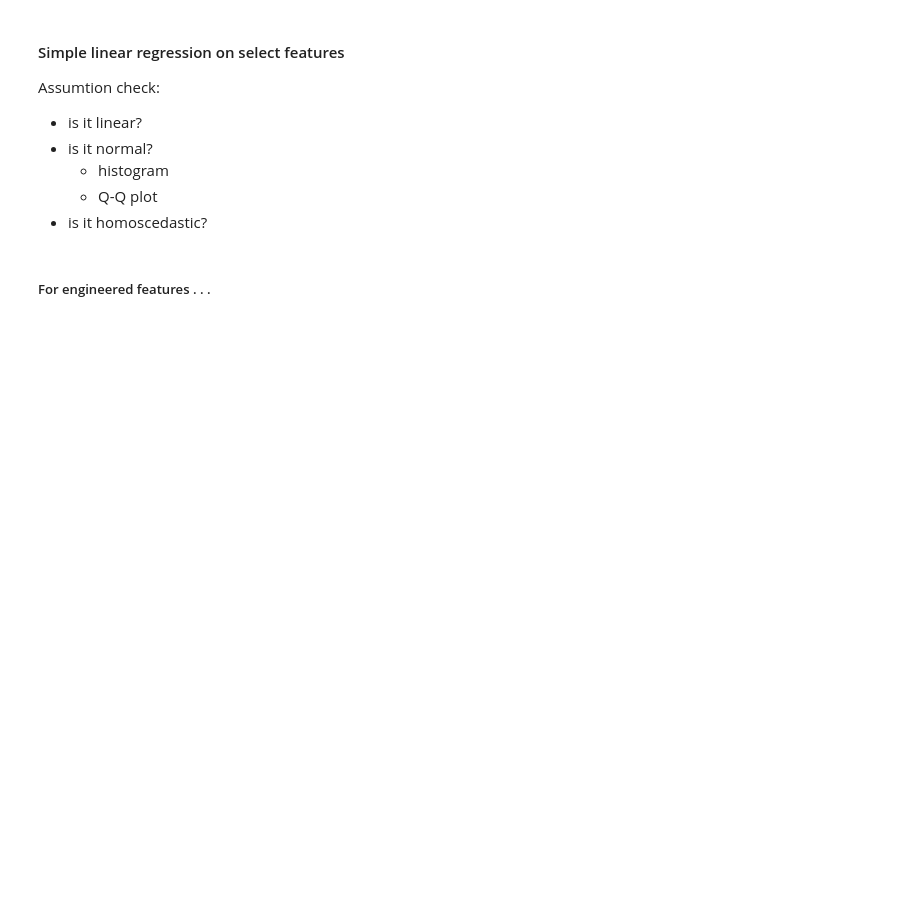
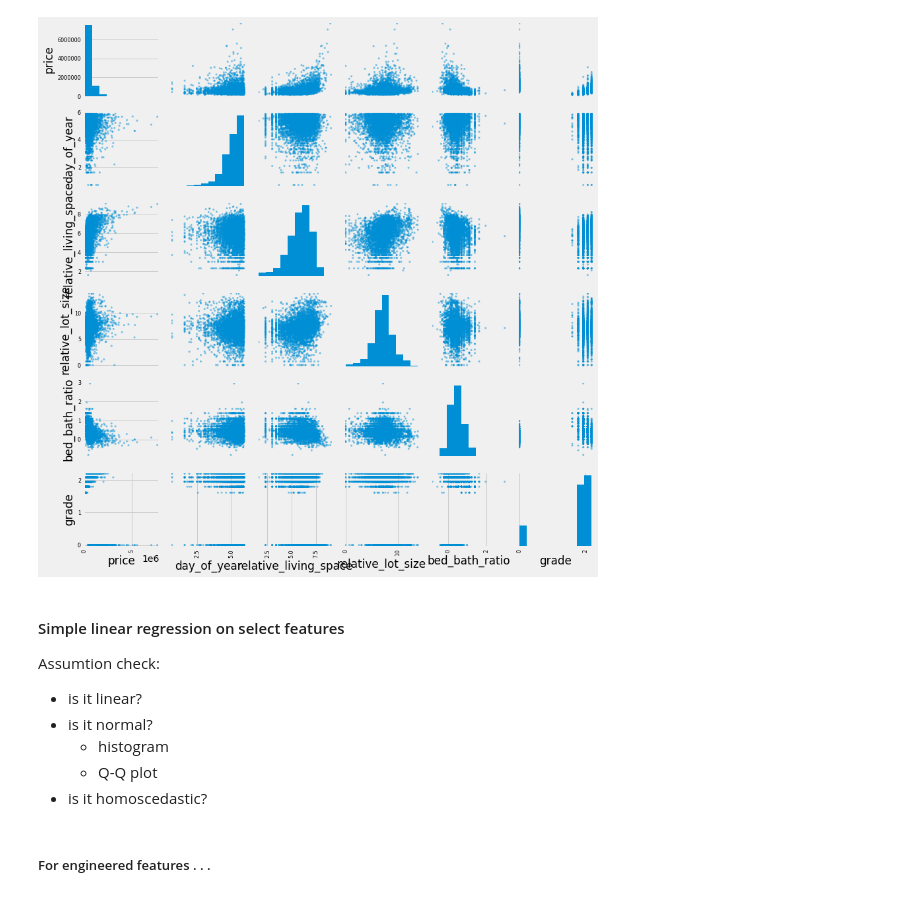
Before and after one commit to Zeth-Abney/Flatiron-school, a Jupyter notebook: phase-2/PROJECT/EDA-two.ipynb, the cells around one changed output. Saved outputs shown, nothing was run; the diff lists cells and outputs as text; code cells hidden in the pictures; blank space fills up the shorter version.

```diff
--- a/phase-2/PROJECT/EDA-two.ipynb
+++ b/phase-2/PROJECT/EDA-two.ipynb
@@ -20,7 +20,10 @@ pd.plotting.scatter_matrix(dfo,figsize=(12,12))
 plt.show()
 # %%
 pd.plotting.scatter_matrix(df1,figsize=(12,12))
+plt.tight_layout()
 plt.show()
+# %% [output]
+[figure, added]
 # %% [markdown]
 #### Simple linear regression on select features
 Assumtion check:
```
Also changed, not shown: parts of 8 cells of this notebook, 4 other files.
